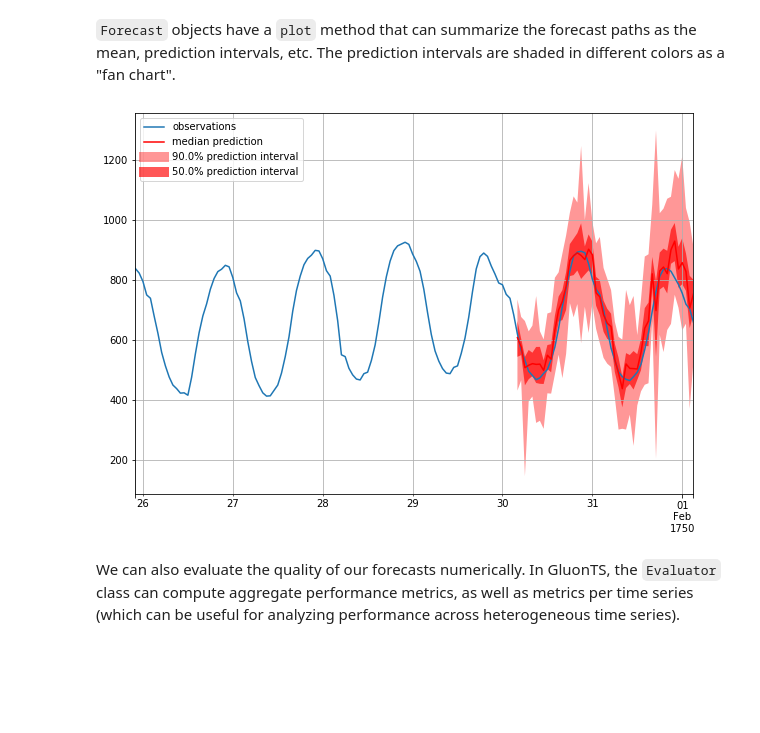
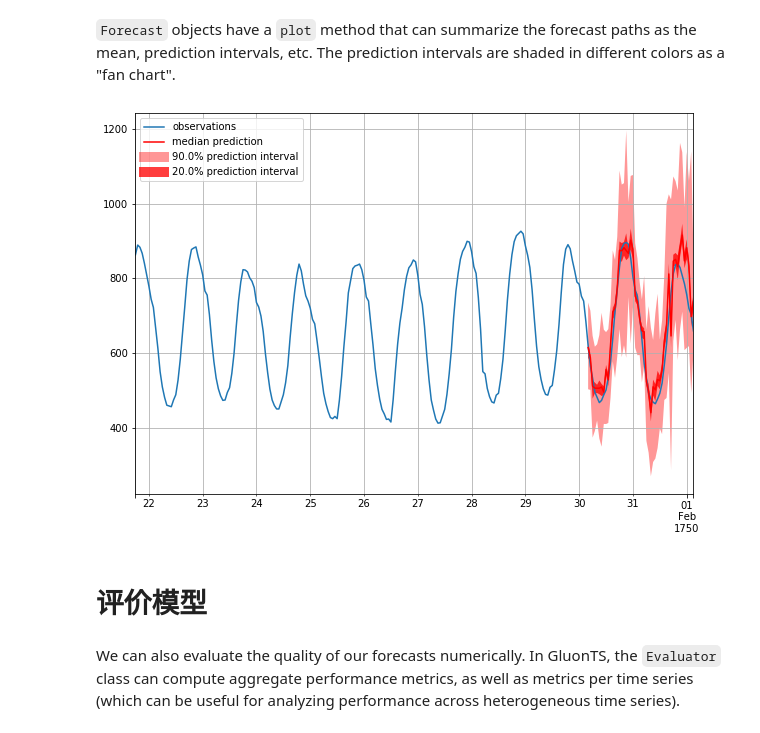
Before and after one commit to ck032/gluon-ts, a Jupyter notebook: examples/official_tutorials/tutorial.ipynb, the cells around one changed output. Drawn from its saved outputs; the diff is of its cells as text; code cells hidden in the pictures; blank space fills up the shorter version.

```diff
--- a/examples/official_tutorials/tutorial.ipynb
+++ b/examples/official_tutorials/tutorial.ipynb
@@ -412,20 +448,23 @@ len(forecast_entry.mean),len(forecast_entry.quantile(0.5))
 `Forecast` objects have a `plot` method that can summarize the forecast paths as the mean, prediction intervals, etc. The prediction intervals are shaded in different colors as a "fan chart".
 # %%
 def plot_prob_forecasts(ts_entry, forecast_entry):
-    plot_length = 150
-    prediction_intervals = (50.0, 90.0)
+    plot_length = 250 # 原始序列取出来的后面的数据量
+    prediction_intervals = (20.0,90.0) # 置信区间
     legend = ["observations", "median prediction"] + [f"{k}% prediction interval" for k in prediction_intervals][::-1]
+    fig, ax = plt.subplots(1, 1, figsize=(10, 7))
 
-    fig, ax = plt.subplots(1, 1, figsize=(10, 7))
-    ts_entry[-plot_length:].plot(ax=ax)  # plot the time series
-    forecast_entry.plot(prediction_intervals=prediction_intervals, color='r')
+    ts_entry[-plot_length:].plot(ax=ax)  # plot the time series,原始序列取后面（plot_length)250个数值，拿出来绘图
+    forecast_entry.plot(prediction_intervals=prediction_intervals, color=('r'))
+
     plt.grid(which="both")
     plt.legend(legend, loc="upper left")
     plt.show()
+
+plot_prob_forecasts(ts_entry, forecast_entry)
+# %% [output]
+[figure, added]
-# %%
-plot_prob_forecasts(ts_entry, forecast_entry)
-# %% [output]
-[figure, removed]
+# %% [markdown]
+# 评价模型
 # %% [markdown]
 We can also evaluate the quality of our forecasts numerically. In GluonTS, the `Evaluator` class can compute aggregate performance metrics, as well as metrics per time series (which can be useful for analyzing performance across heterogeneous time series).
 # %%
```
Also changed, not shown: parts of 15 cells of this notebook.
